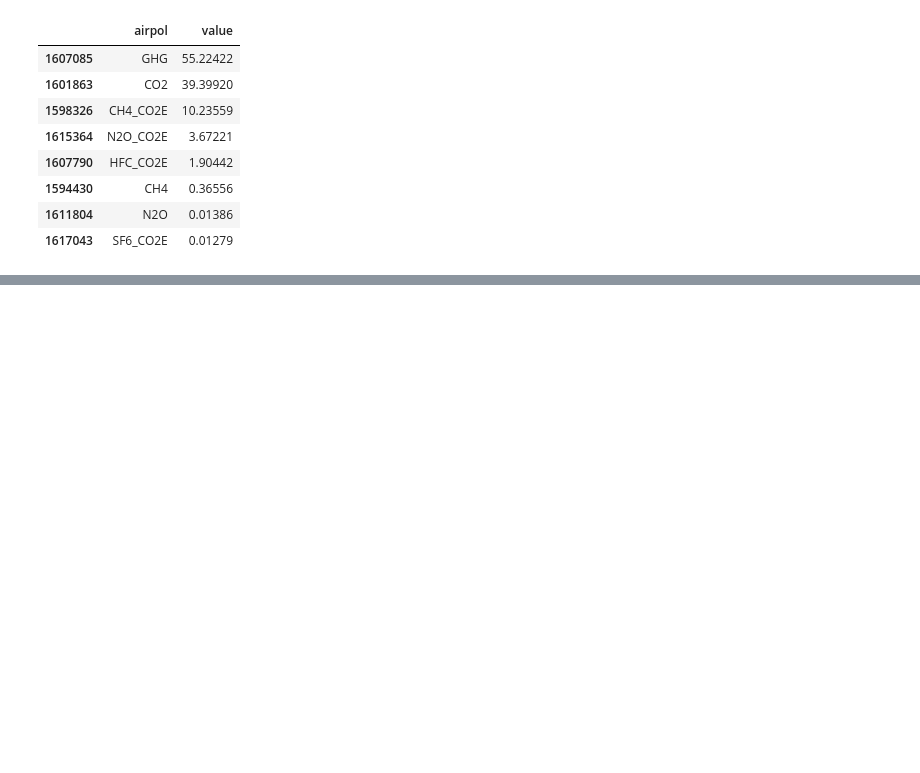
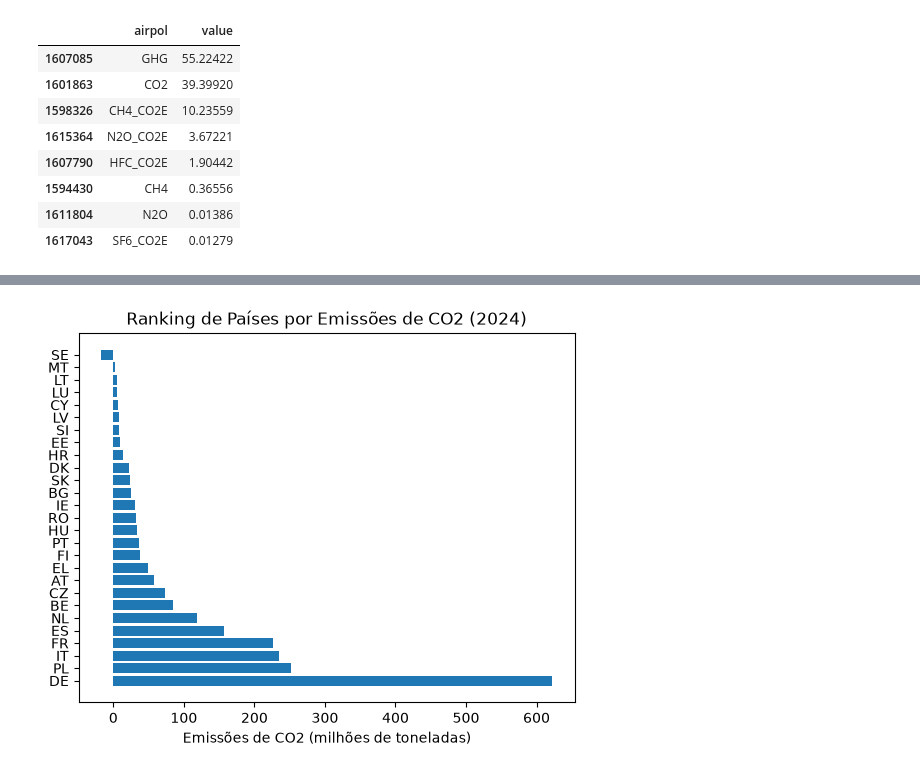
Before and after one commit to PinkMan-Codes/eu-renewable-energy-tracker, a Jupyter notebook: notebooks/03_forecast_and_gases.ipynb, the cells around one changed output, grey strips where cells are left out. Saved outputs shown, nothing was run; the diff lists cells and outputs as text; code cells hidden in the pictures; blank space fills up the shorter version.

```diff
--- a/notebooks/03_forecast_and_gases.ipynb
+++ b/notebooks/03_forecast_and_gases.ipynb
@@ -72,0 +101,12 @@ env_gases_final = env_gases[env_gases["airpol"].isin(gases_dominantes)]
+# %%
+co2_geral = env_gases_final[(env_gases_final["airpol"] == "CO2") & (env_gases_final["year"] == "2024")]
+co2_geral = co2_geral.sort_values(by="value", ascending=False)
+
+
+plt.Figure(figsize=(10,8))
+plt.barh(co2_geral["pais"], co2_geral["value"])
+plt.xlabel("Emissões de CO2 (milhões de toneladas)")
+plt.title("Ranking de Países por Emissões de CO2 (2024)")
+plt.show()
+# %% [output]
+[figure, added]
```
Also changed, not shown: parts of 22 cells of this notebook.
